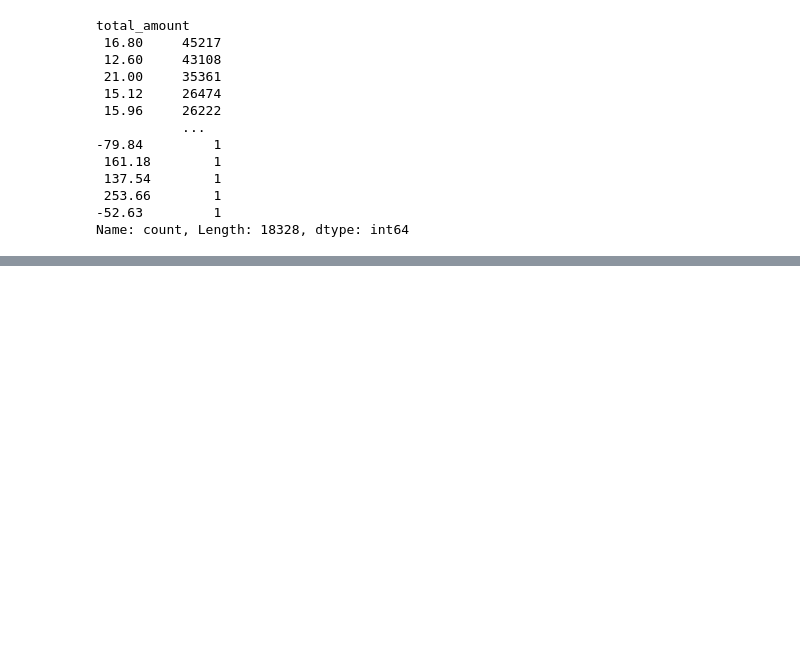
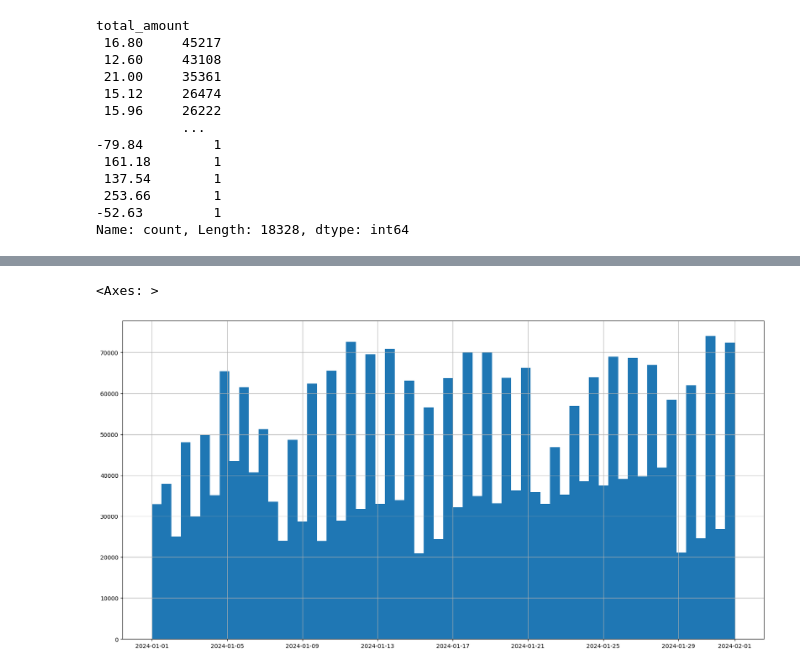
Before and after one commit to Tandoh3/New-York-Taxi-Analysis, a Jupyter notebook: Presentable Notebook.ipynb, the cells around one changed output, grey strips where cells are left out. Cells and saved outputs as stored; diff of their text form; code cells hidden in the pictures; blank space fills up the shorter version.

Commit message:
Final Data Cleaning for Data Prep

```diff
--- a/Presentable Notebook.ipynb
+++ b/Presentable Notebook.ipynb
@@ -446,9 +362,0 @@ Timestamp('2009-01-01 23:30:39')
-# %%
-# Convert 'datetime_column' to datetime format
-taxi_data_filtered['tpep_pickup_datetime'] = pd.to_datetime(df['tpep_pickup_datetime'])
-
-# Extract the year from the datetime column
-df['year'] = df['tpep_pickup_datetime'].dt.year
-
-# Filter out rows where the year is not 2024
-df_not_2024 = df[df['year'] != 2024]
@@ -456,0 +417,10 @@ NameError: name 'df' is not defined
+# %%
+# Convert 'datetime_column' to datetime format
+taxi_data_filtered['tpep_pickup_datetime'] = pd.to_datetime(taxi_data_filtered['tpep_pickup_datetime'])
+
+# Extract the year from the datetime column
+taxi_data_filtered['year'] = taxi_data_filtered['tpep_pickup_datetime'].dt.year
+
+# Filter out rows where the year is not 2024
+taxi_data_filtered_not_2024 = taxi_data_filtered[taxi_data_filtered['year'] != 2024]
+taxi_data_filtered_not_2024
@@ -456,0 +442,5 @@ NameError: name 'df' is not defined
+# %%
+taxi_data_filtered['tpep_pickup_datetime'].hist(figsize=(20, 10), bins=60)
+# %% [output]
+<Axes: >
+[figure, added]
```
Also changed, not shown: parts of 40 cells of this notebook.
